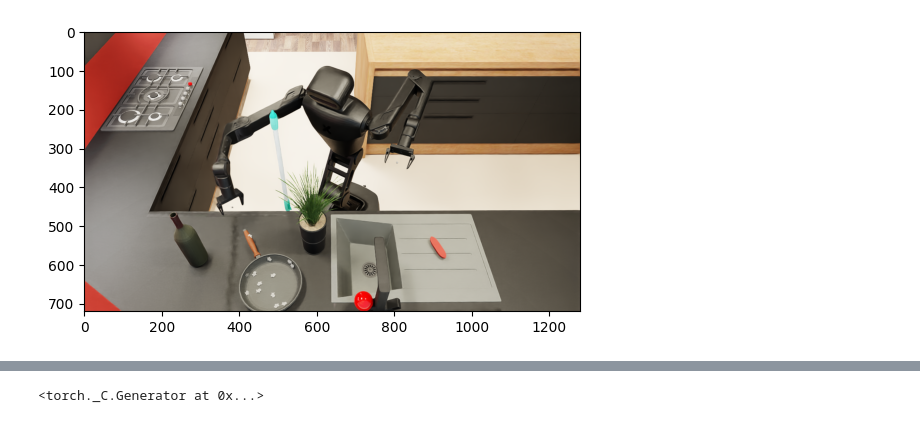
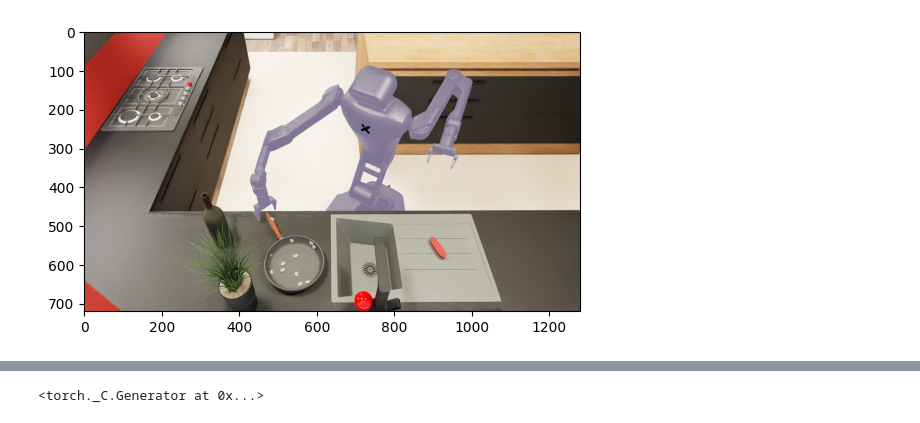
Before and after one commit to ChengshuLi/mimicgen, a Jupyter notebook: mimicgen/scripts_viz/teaser_fig.ipynb, the cells around one changed output, grey strips where cells are left out. Drawn from its saved outputs; the diff is of its cells as text; code cells hidden in the pictures.

```diff
--- a/mimicgen/scripts_viz/teaser_fig.ipynb
+++ b/mimicgen/scripts_viz/teaser_fig.ipynb
@@ -5,18 +5,18 @@ import numpy as np
 import os
 import torch as th
 
-file_name = "/home/arpit/test_projects/mimicgen/random_files/base_2_arm_1.hdf5"
+file_name = "/home/arpit/test_projects/mimicgen/random_files/arm_1.hdf5"
 f = h5py.File(file_name, "r")
 # %%
 # np.array(f["data"]["demo_0"]["obs"]["robot_r1::robot_r1:left_eef_link:Camera:0::rgb"]).shape
-i = 320
+i = 307
 path = "/home/arpit/test_projects/mimicgen/paper_assets"
 img = f["data"]["demo_0"]["obs"]["viewer_camera_img"][i]
 plt.imsave(f'{path}/image_{i}.jpg', img)
 plt.imshow(img)
 plt.show()
 # %% [output]
-[figure, old version]
+[figure, new version]
 # %%
 og.sim.viewer_camera.horizontal_aperture = 25.0
 # Set camera
```
Also changed, not shown: parts of 21 cells of this notebook, 10 other files.
